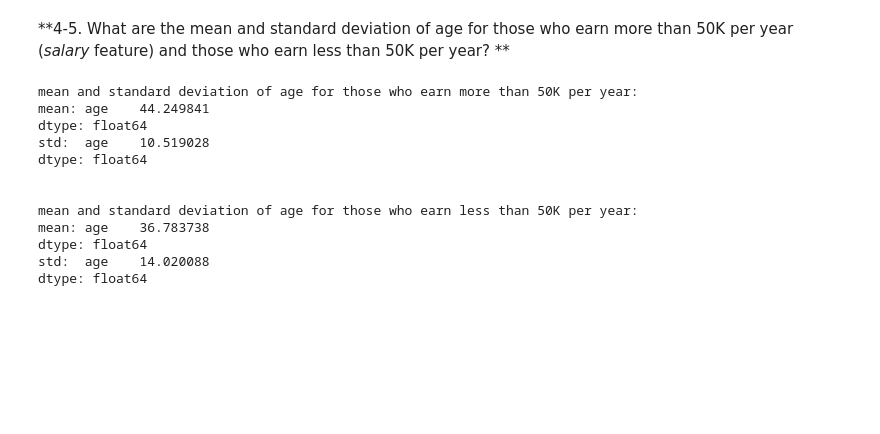
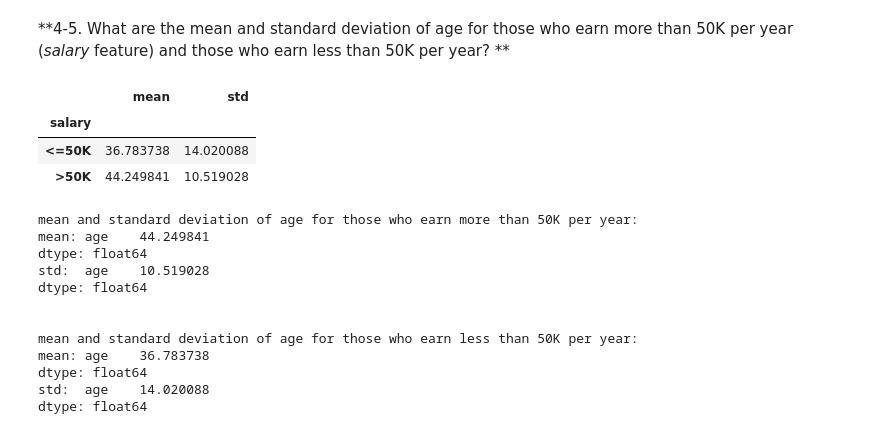
Before and after one commit to nguyencong1227/Programming-data-analysis-with-python, a Jupyter notebook: 12_online/ads/adult-dataset.ipynb, the cells around one changed output. Saved outputs shown, nothing was run; the diff lists cells and outputs as text; code cells hidden in the pictures; blank space fills up the shorter version.

```diff
--- a/12_online/ads/adult-dataset.ipynb
+++ b/12_online/ads/adult-dataset.ipynb
@@ -65,4 +65,11 @@ float((data.iloc[:,[13]]=="Germany").sum())/data.shape[0]
 0.004207487485028101
 # %% [markdown]
 **4-5. What are the mean and standard deviation of age for those who earn more than 50K per year (*salary* feature) and those who earn less than 50K per year? **
+# %%
+data.groupby('salary')['age'].agg(['mean', 'std'])
+# %% [output]
+|  | mean | std |
+| salary |  |  |
+| <=50K | 36.783738 | 14.020088 |
+| >50K | 44.249841 | 10.519028 |
 # %%
```
Also changed, not shown: parts of 5 cells of this notebook.
